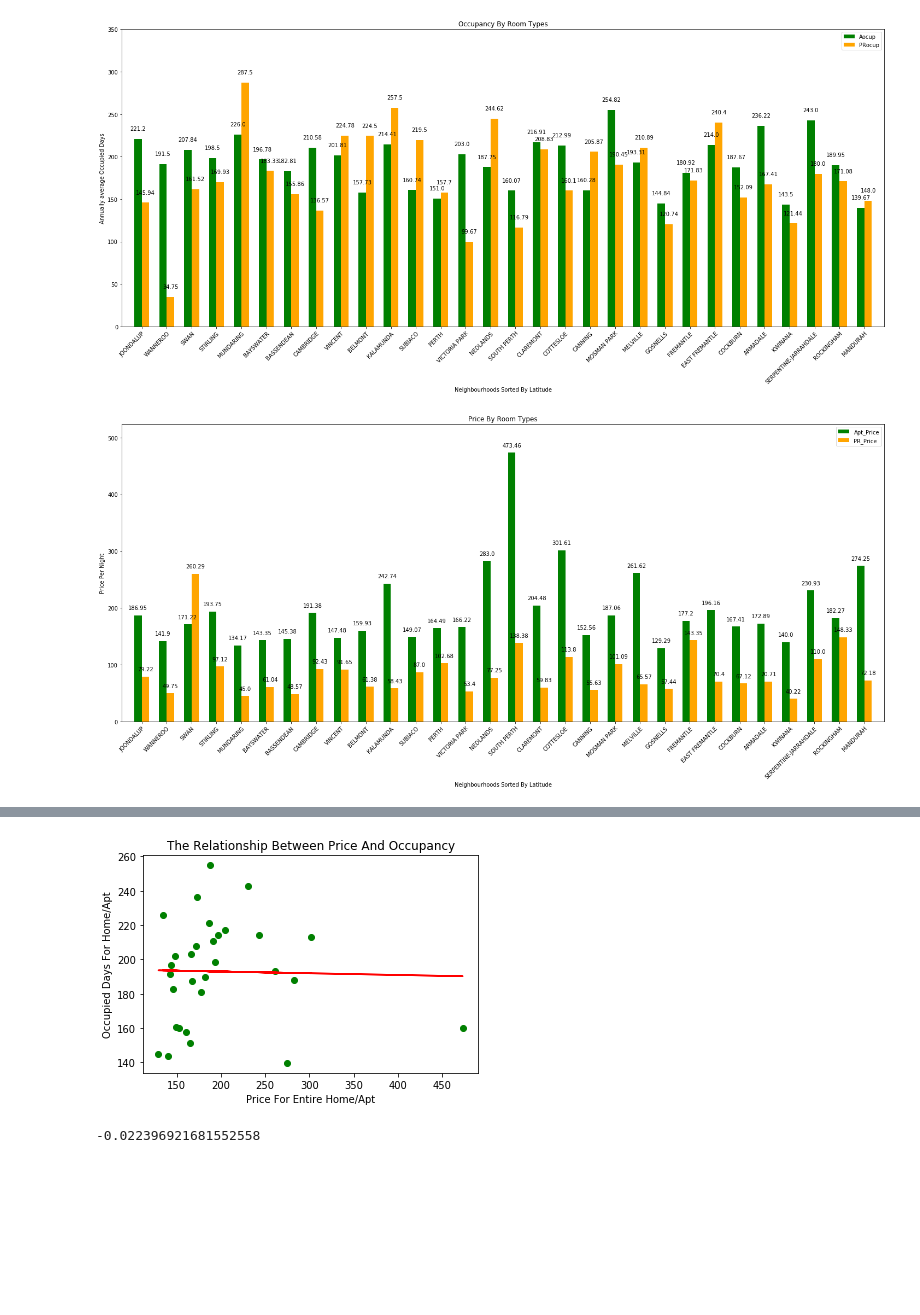
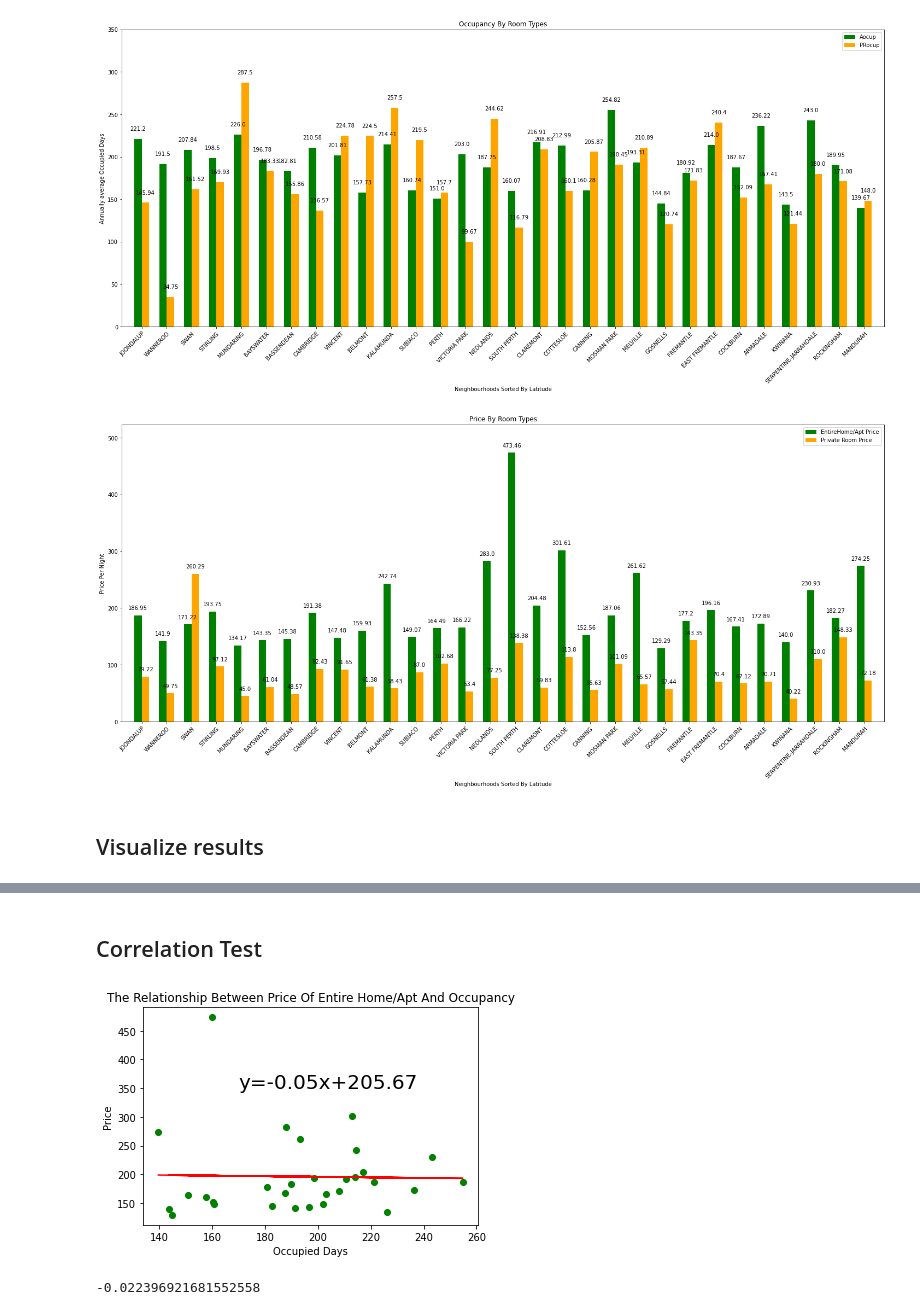
Before and after one commit to LynHJ/GmapsVisualization-Airbnb, a Jupyter notebook: ProjectAirbnb.ipynb, the cells around one changed output, grey strips where cells are left out. Saved outputs shown, nothing was run; the diff lists cells and outputs as text; code cells hidden in the pictures; blank space fills up the shorter version.

```diff
--- a/ProjectAirbnb.ipynb
+++ b/ProjectAirbnb.ipynb
@@ -159,19 +165,20 @@ plt.legend(labels);
 
 x_ticks=final_df['Neighbourhoods']
 x_axis=np.arange(len(x_ticks))
-xvalue=final_df['Apt_Price']
-x1value=final_df['PR_Price']
+xvalue=final_df['EntireHome/Apt Price']
+x1value=final_df['Private Room Price']
 plt.figure(figsize=(25, 10))
 plt.bar(x_axis-0.15,xvalue,facecolor='green',align='center',width=0.3,)
 plt.bar(x_axis+0.15,x1value,facecolor='orange',align='center',width=0.3)
-for x,y in enumerate(final_df['Apt_Price']):
+
+for x,y in enumerate(final_df['EntireHome/Apt Price']):
     plt.text(x-0.15,y+10,'%s'%y,ha='center')
-for x,y in enumerate(final_df['PR_Price']):
+for x,y in enumerate(final_df['Private Room Price']):
     plt.text(x+0.15,y+10,'%s'%y,ha='center')
 
 
 tick_locations = [value for value in x_axis]
-labels=['Apt_Price','PR_Price']
+labels=['EntireHome/Apt Price','Private Room Price']
 plt.xticks(tick_locations,x_ticks,rotation_mode='anchor',ha='right',rotation=45)
 plt.title('Price By Room Types')
 plt.xlabel('Neighbourhoods Sorted By Latitude')
@@ -181,7 +188,9 @@ plt.ylim(0,max(xvalue)+50)
 plt.legend(labels);
 plt.savefig('OutputData/result1.png',dpi=400)
 # %% [output]
-[figure, old version]
+[figure, new version]
+# %% [markdown]
+## Visualize results
 # %%
 #Heatmaps To Show The Total Reviews By Suburbs
 
@@ -215,26 +224,27 @@ fig.add_layer(heat_layer)
 fig
 # %% [output]
 [interactive output not drawn]
+# %% [markdown]
+## Correlation Test
 # %%
 #Analyse The Correlation Between Pirce and Occupancy For Type Of Entire Home/Apt
 
-x=final_df['Apt_Price']
-y=final_df['Aocup']
+x=final_df['EntireHome/Apt Occupancy']
+y=final_df['EntireHome/Apt Price']
 (slope,intercept,rvalue,pvalue,stderr)=linregress(x,y)
 regression_value=round(slope,2)*x+round(intercept,2)
-function=f'y='+str(round(slope,2))+'x+'+str(round(intercept,2))
-
+function=f'y={round(slope,2)}x+{round(intercept,2)}'
 
 plt.scatter(x,y,facecolor='green')
 plt.plot(x,regression_value,color='red',linewidth=1.5)
-plt.annotate(function,xy=(300,130),fontsize=20)
-plt.title('The Relationship Between Price And Occupancy')
-plt.xlabel('Price For Entire Home/Apt')
-plt.ylabel('Occupied Days For Home/Apt')
+plt.annotate(function,xy=(170,350),fontsize=20)
+plt.title('The Relationship Between Price Of Entire Home/Apt And Occupancy')
+plt.xlabel('Occupied Days')
+plt.ylabel('Price')
+plt.savefig('OutputData/result2.png',dpi=400)
 plt;
-plt.savefig('OutputData/result2.png',dpi=400)
 # %% [output]
-[figure, old version]
+[figure, new version]
 # %%
 #Show the Results
 
```
Also changed, not shown: parts of 20 cells of this notebook, 8 other files.
